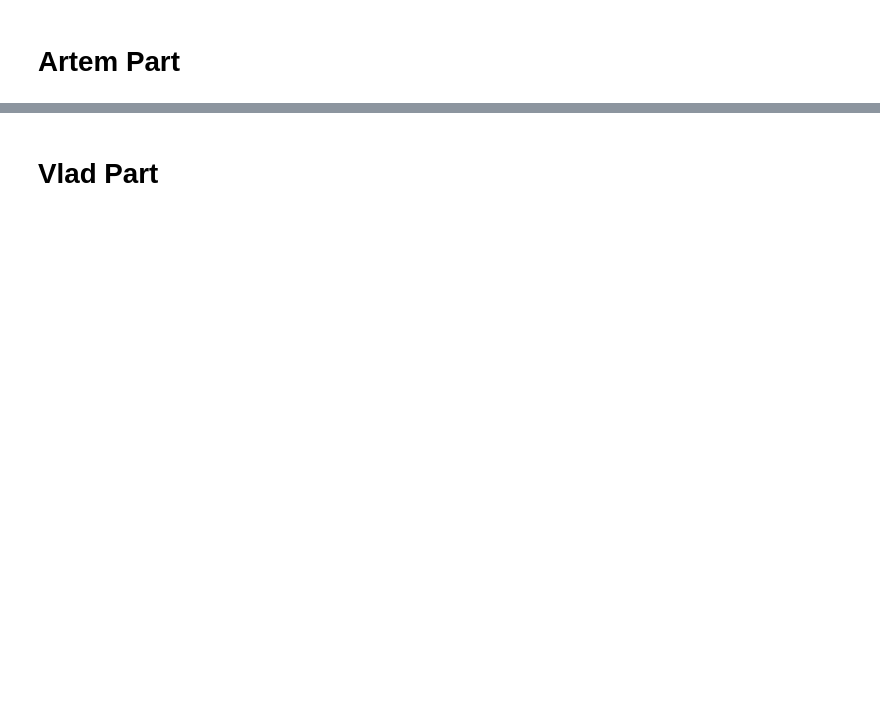
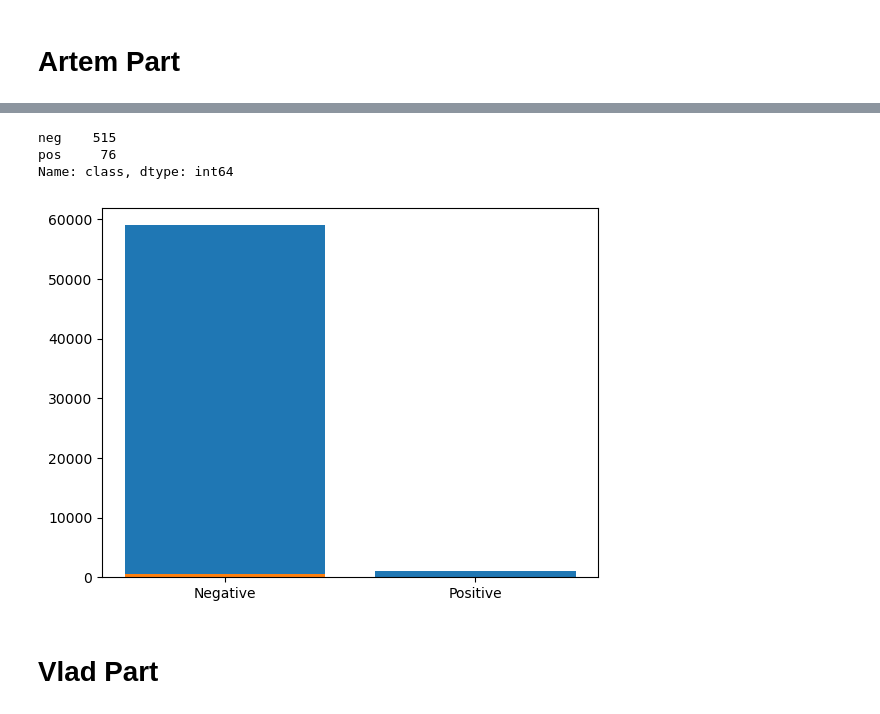
Before and after one commit to VPLEV23/DA_2023_Project, a Jupyter notebook: Project.ipynb, the cells around one changed output, grey strips where cells are left out. Cells and saved outputs as stored; diff of their text form; code cells hidden in the pictures; blank space fills up the shorter version.

```diff
--- a/Project.ipynb
+++ b/Project.ipynb
@@ -241,2 +473,5 @@ NameError: name 'train' is not defined
 # %% [markdown]
 # Artem Part
+# %%
+data_cleaned_of_NaN=data_cleaned.dropna()
+data_cleaned_of_NaN
@@ -243,2 +492,17 @@ NameError: name 'train' is not defined
+# %%
+data_cleaned_of_NaN['class'].value_counts()
+# %% [output]
+neg    515
+pos     76
+Name: class, dtype: int64
+# %%
+y_pos = np.arange(2)
+plt.bar(y_pos, list(data_cleaned['class'].value_counts()))
+plt.bar(y_pos, list(data_cleaned_of_NaN['class'].value_counts()))
+plt.xticks(y_pos, ["Negative", "Positive"])
+plt.xticks(y_pos, ["Negative", "Positive"])
+plt.show()
+# %% [output]
+[figure, added]
 # %% [markdown]
 # Vlad Part
```
Also changed, not shown: parts of 48 cells of this notebook.
